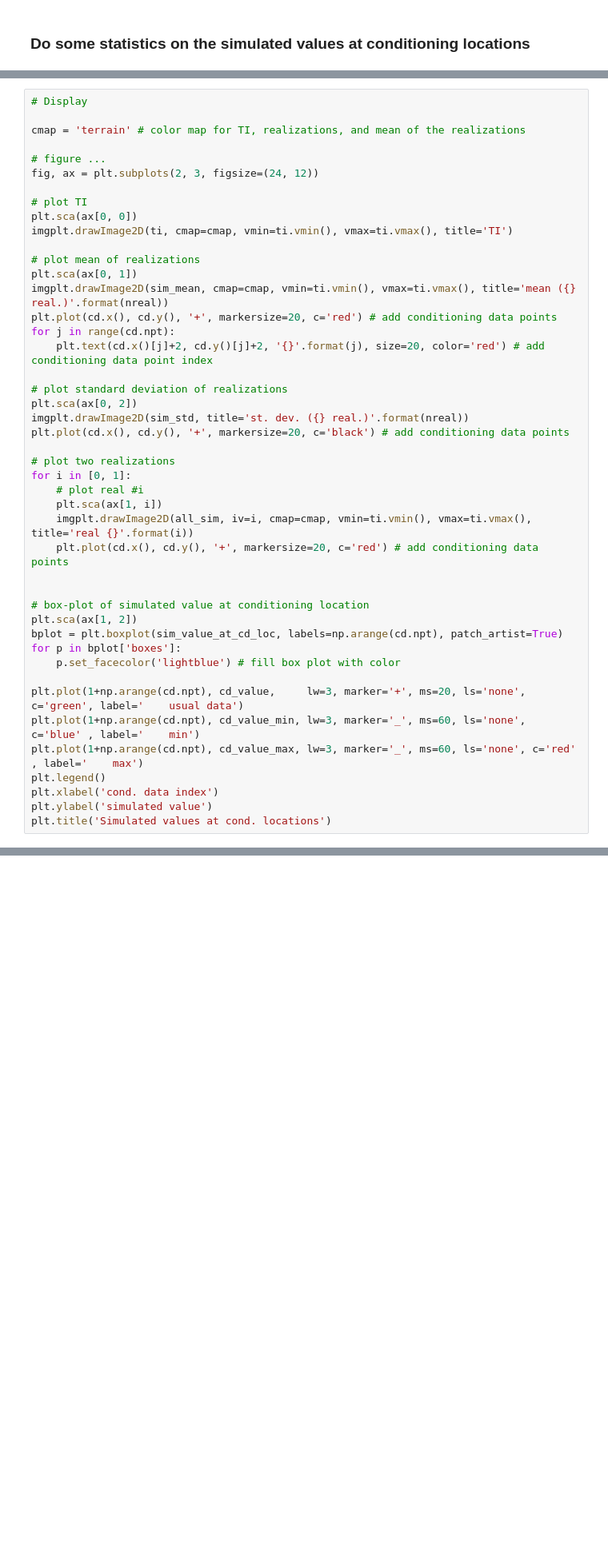
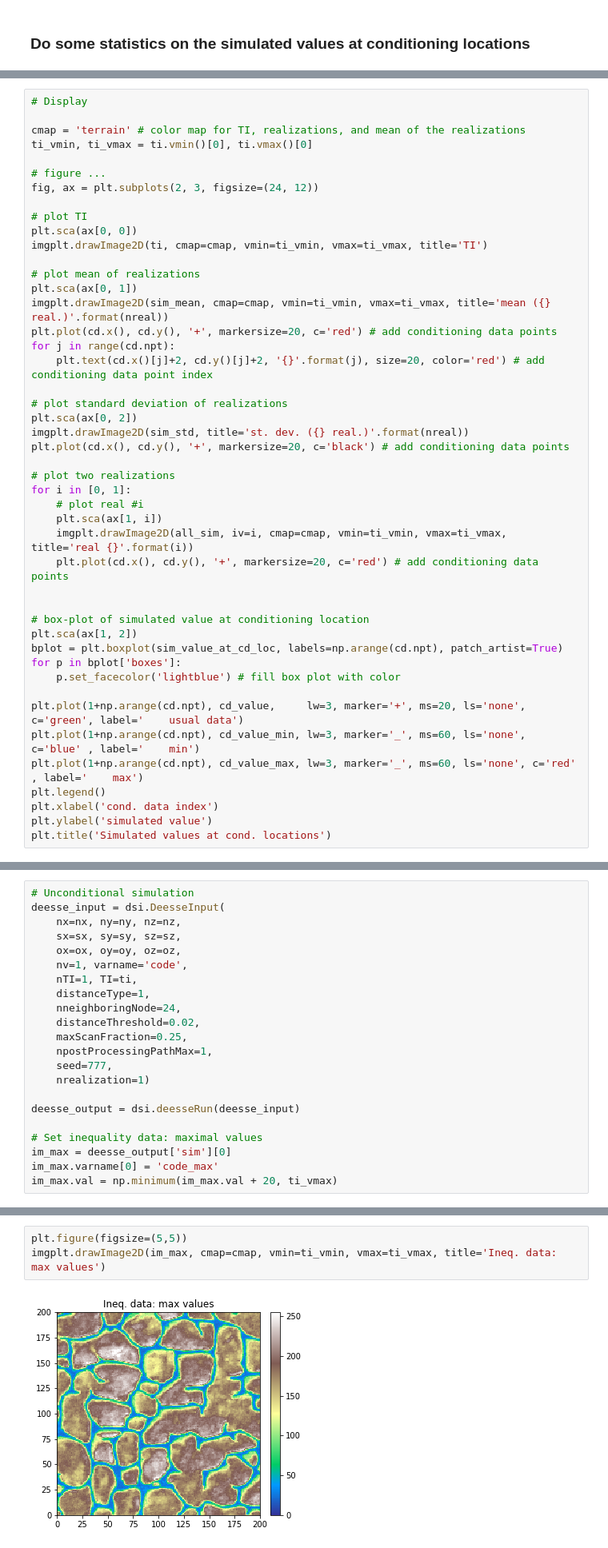
Before and after one commit to randlab/geone, a Jupyter notebook: examples/ex_deesse_13_inequality_data.ipynb, the cells around one changed output, grey strips where cells are left out. Shown at 80% size. Cells and saved outputs as stored; diff of their text form; blank space fills up the shorter version.

Commit message:
Update inequality in deesse

```diff
--- a/examples/ex_deesse_13_inequality_data.ipynb
+++ b/examples/ex_deesse_13_inequality_data.ipynb
@@ -130,17 +141,18 @@ Plot in a figure: the TI, the mean and standard deviation of the realizations, t
 # Display
 
 cmap = 'terrain' # color map for TI, realizations, and mean of the realizations
+ti_vmin, ti_vmax = ti.vmin()[0], ti.vmax()[0]
 
 # figure ...
 fig, ax = plt.subplots(2, 3, figsize=(24, 12))
 
 # plot TI
 plt.sca(ax[0, 0])
-imgplt.drawImage2D(ti, cmap=cmap, vmin=ti.vmin(), vmax=ti.vmax(), title='TI')
+imgplt.drawImage2D(ti, cmap=cmap, vmin=ti_vmin, vmax=ti_vmax, title='TI')
 
 # plot mean of realizations
 plt.sca(ax[0, 1])
-imgplt.drawImage2D(sim_mean, cmap=cmap, vmin=ti.vmin(), vmax=ti.vmax(), title='mean ({} real.)'.format(nreal))
+imgplt.drawImage2D(sim_mean, cmap=cmap, vmin=ti_vmin, vmax=ti_vmax, title='mean ({} real.)'.format(nreal))
 plt.plot(cd.x(), cd.y(), '+', markersize=20, c='red') # add conditioning data points
 for j in range(cd.npt):
     plt.text(cd.x()[j]+2, cd.y()[j]+2, '{}'.format(j), size=20, color='red') # add conditioning data point index
@@ -154,7 +166,7 @@ plt.plot(cd.x(), cd.y(), '+', markersize=20, c='black') # add conditioning data
 for i in [0, 1]:
     # plot real #i
     plt.sca(ax[1, i])
-    imgplt.drawImage2D(all_sim, iv=i, cmap=cmap, vmin=ti.vmin(), vmax=ti.vmax(), title='real {}'.format(i))
+    imgplt.drawImage2D(all_sim, iv=i, cmap=cmap, vmin=ti_vmin, vmax=ti_vmax, title='real {}'.format(i))
     plt.plot(cd.x(), cd.y(), '+', markersize=20, c='red') # add conditioning data points
 
 
@@ -176,0 +195,22 @@ Text(0.5, 1.0, 'Simulated values at cond. locations')
+# %%
+# Unconditional simulation
+deesse_input = dsi.DeesseInput(
+    nx=nx, ny=ny, nz=nz,
+    sx=sx, sy=sy, sz=sz,
+    ox=ox, oy=oy, oz=oz,
+    nv=1, varname='code',
+    nTI=1, TI=ti,
+    distanceType=1,
+    nneighboringNode=24,
+    distanceThreshold=0.02,
+    maxScanFraction=0.25,
+    npostProcessingPathMax=1,
+    seed=777,
+    nrealization=1)
+
+deesse_output = dsi.deesseRun(deesse_input)
+
+# Set inequality data: maximal values
+im_max = deesse_output['sim'][0]
+im_max.varname[0] = 'code_max'
+im_max.val = np.minimum(im_max.val + 20, ti_vmax)
@@ -176,0 +220,5 @@ Text(0.5, 1.0, 'Simulated values at cond. locations')
+# %%
+plt.figure(figsize=(5,5))
+imgplt.drawImage2D(im_max, cmap=cmap, vmin=ti_vmin, vmax=ti_vmax, title='Ineq. data: max values')
+# %% [output]
+[figure, added]
```
Also changed, not shown: parts of 11 cells of this notebook, 30 other files.
